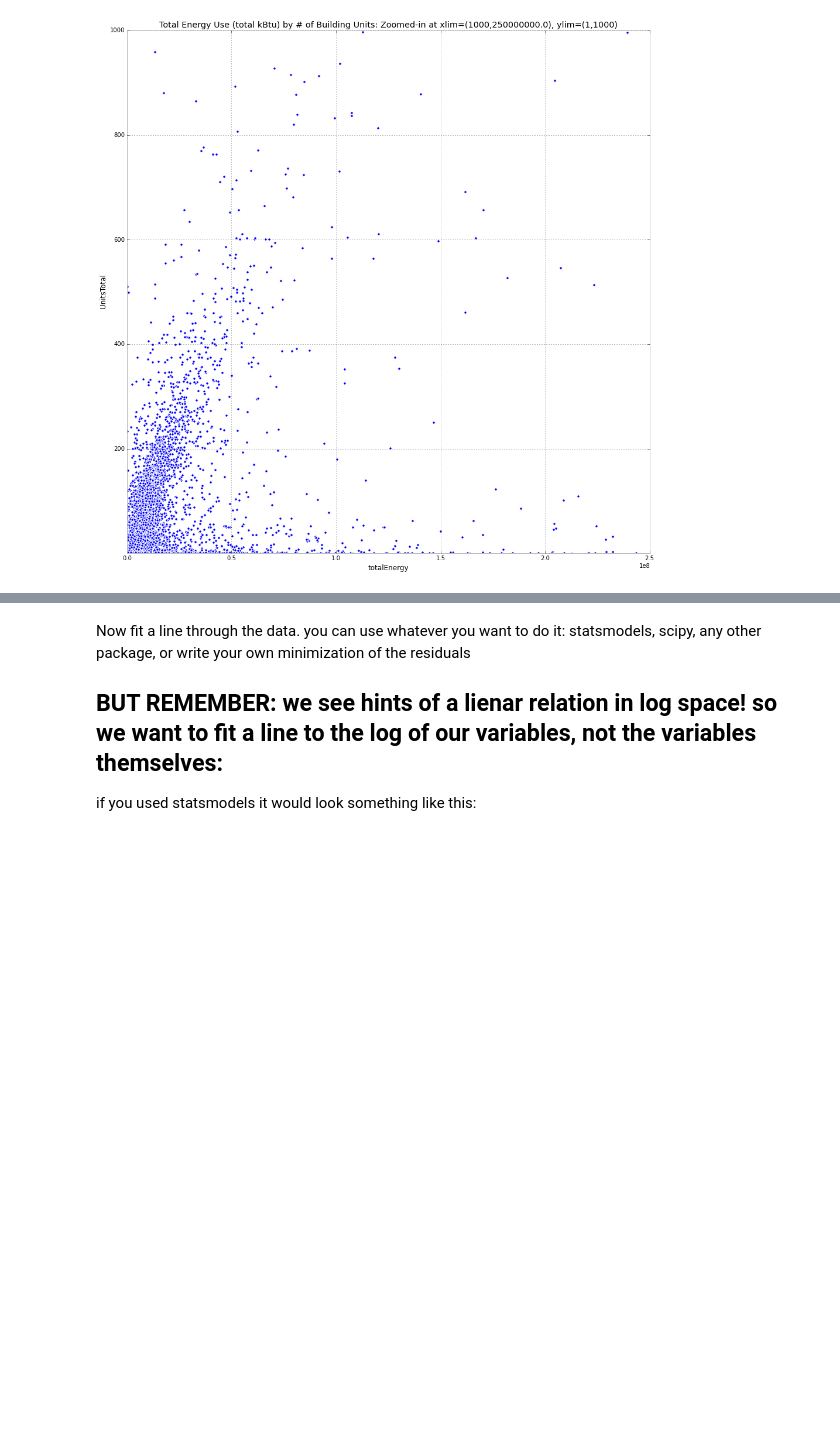
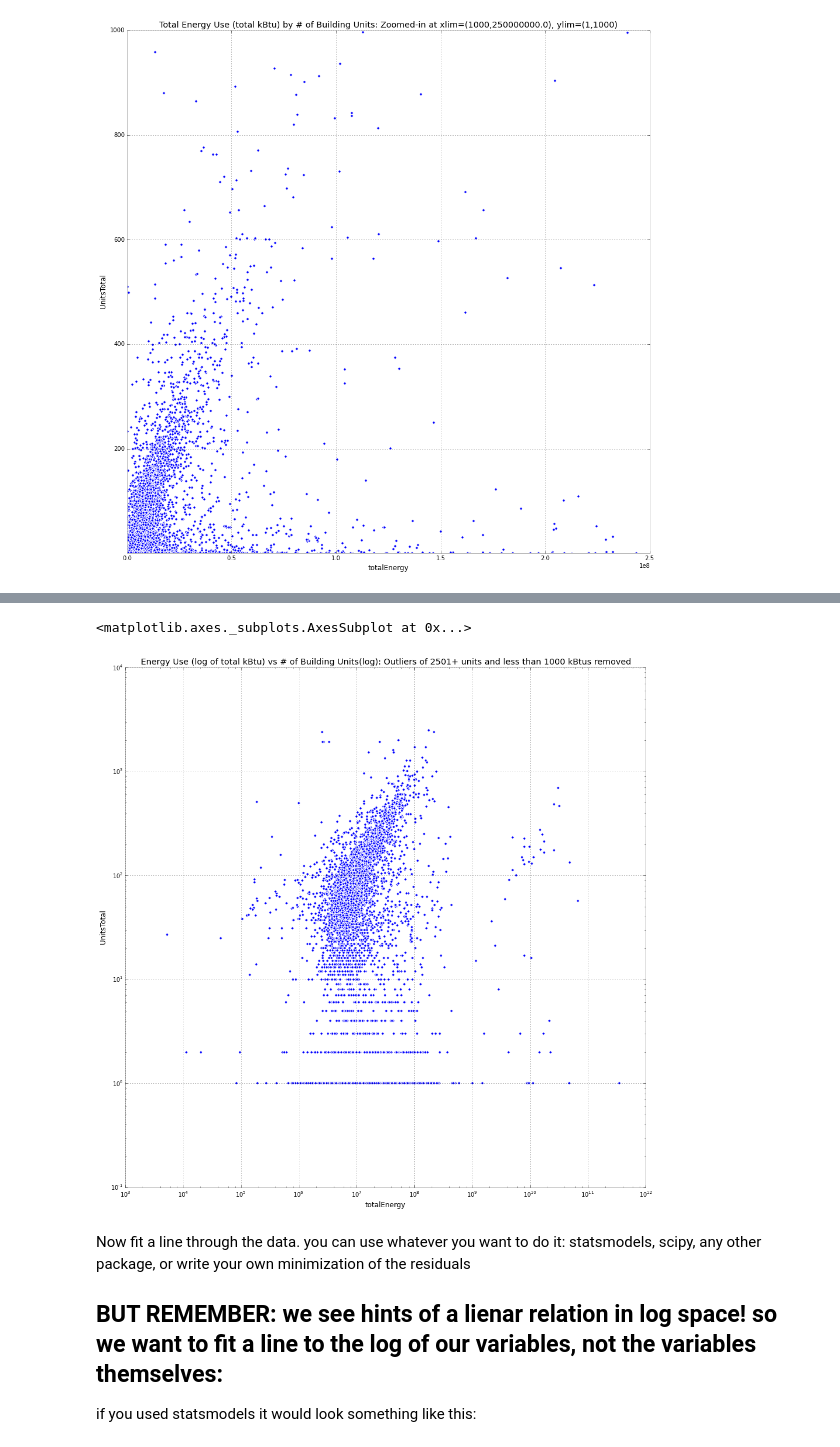
Before and after one commit to dcrull/PUI2015_dcrull, a Jupyter notebook: HW5/HW5_1_building_nrg_instructions.ipynb, the cells around one changed output, grey strips where cells are left out. Cells and saved outputs as stored; diff of their text form; code cells hidden in the pictures; blank space fills up the shorter version.

```diff
--- a/HW5/HW5_1_building_nrg_instructions.ipynb
+++ b/HW5/HW5_1_building_nrg_instructions.ipynb
@@ -215,3 +214,19 @@ also i removed the buildings with several thousand units. points like that at th
+# %%
+# Cut outliers:
+# while some "properties" may include multiple bldgs,
+# let's set remove records above a reasonable # of units/property or those with 0 units
+bld_lim = 2501
+cut2 = bblnrgbsize_cut[(bblnrgbsize_cut.UnitsTotal<bld_lim) & (bblnrgbsize_cut.UnitsTotal >0)]
+
+# let's also remove anything below a low kBtu as misreported
+e_lim = 1000
+cut3 = cut2[cut2.totalEnergy>e_lim]
+
+# plot
+cut3.plot(kind='scatter', x="totalEnergy", y="UnitsTotal", figsize=(16,16), loglog=True, title='Energy Use (log of total kBtu) vs # of Building Units(log): Outliers of {}+ units and less than {} kBtus removed'.format(bld_lim,e_lim))
+# %% [output]
+<matplotlib.axes._subplots.AxesSubplot at 0x...>
+[figure, added]
 # %% [markdown]
 Now fit a line through the data. you can use whatever you want to do it:
 statsmodels, scipy, any other package, or write your own minimization of the residuals
```
Also changed, not shown: parts of 5 cells of this notebook.
